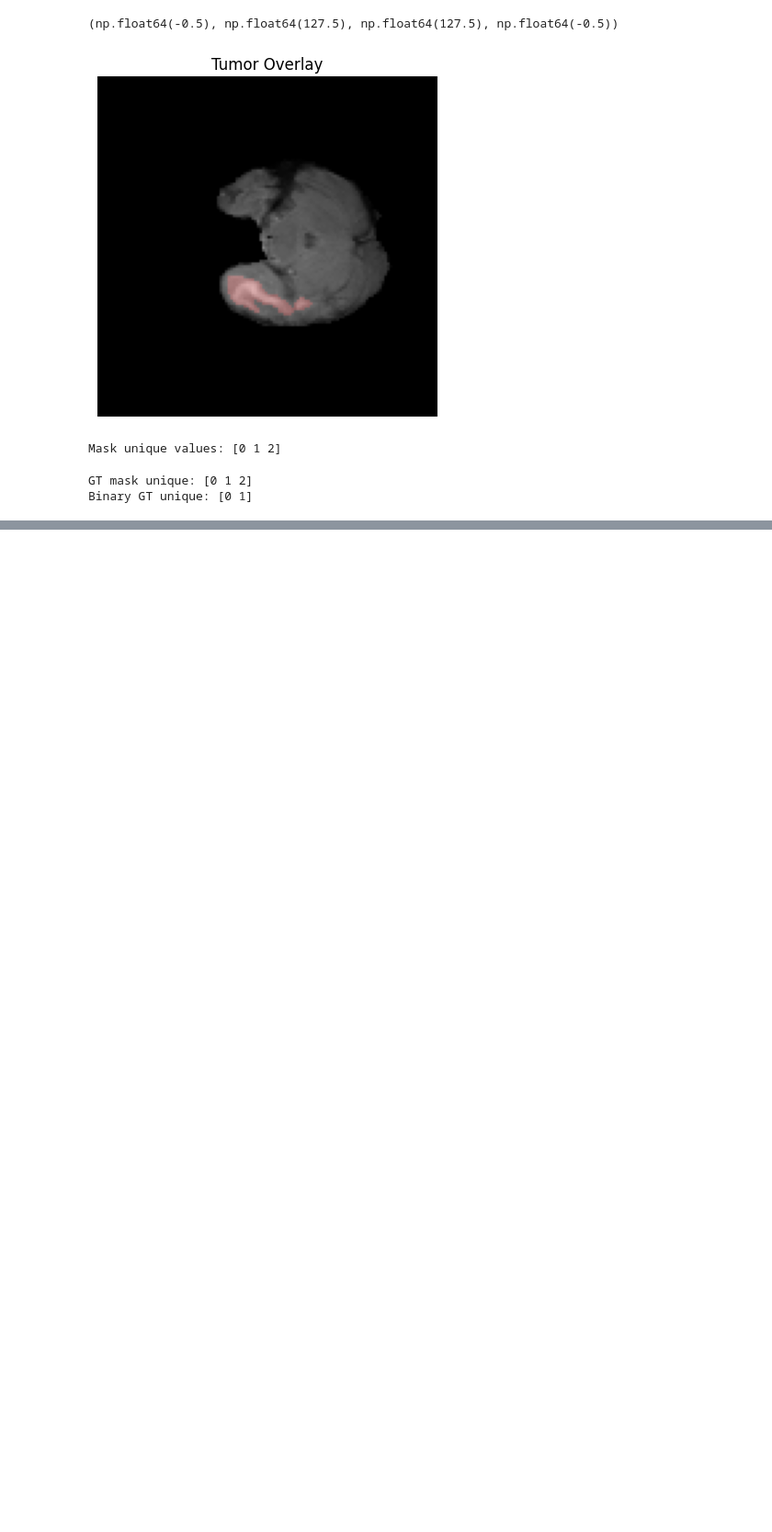
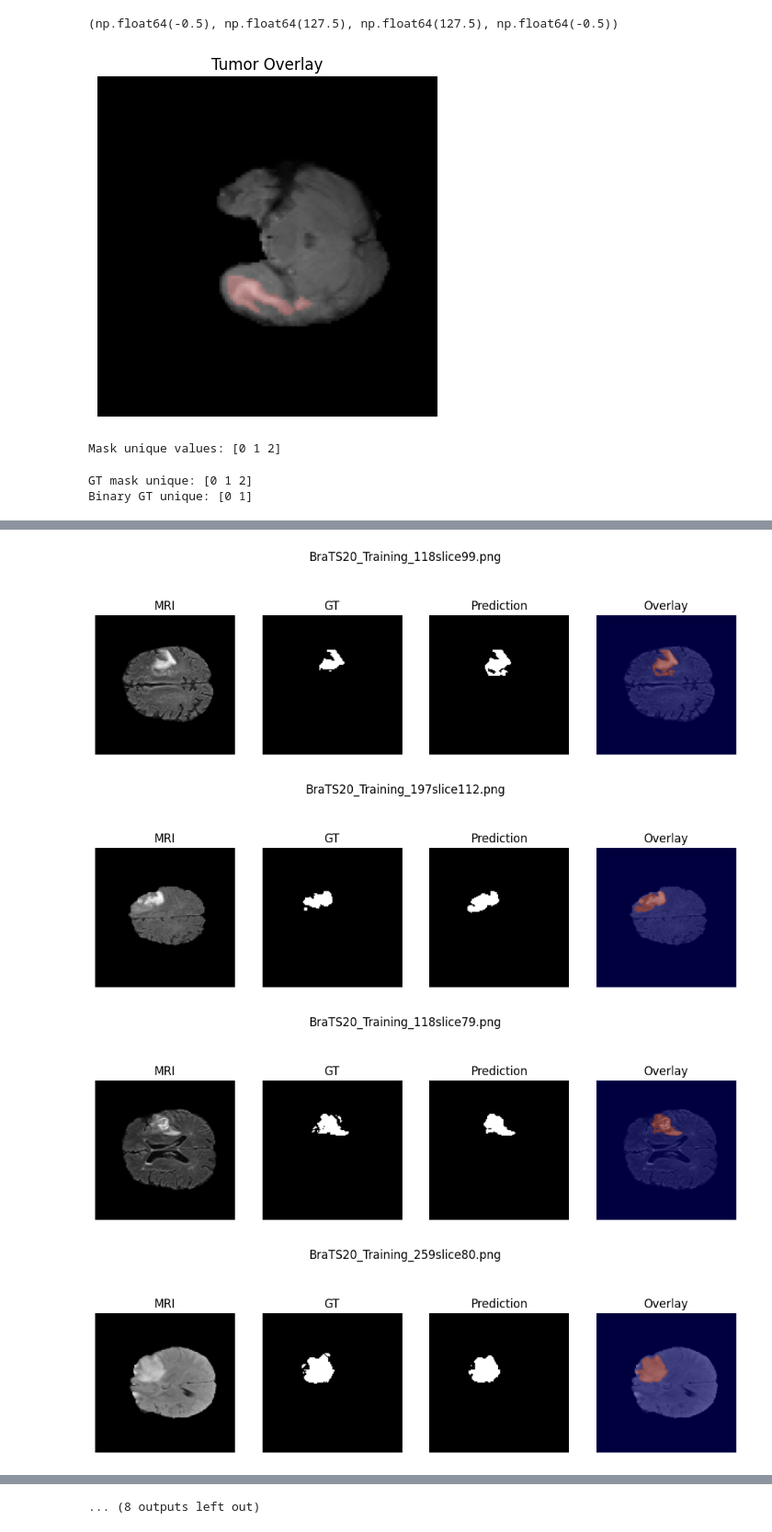
Before and after one commit to shaistamomin2004-arch/tumordetection.ipynb, a Jupyter notebook: tumordetection.ipynb, the cells around one changed output, grey strips where cells are left out. Shown at 92% size. Drawn from its saved outputs; the diff is of its cells as text; code cells hidden in the pictures; blank space fills up the shorter version.

```diff
--- a/tumordetection.ipynb
+++ b/tumordetection.ipynb
@@ -1378,0 +1361,53 @@ model.save("/content/drive/MyDrive/unet_FINAL_GOOD.keras")
+# %%
+import os, random, cv2, numpy as np, matplotlib.pyplot as plt
+
+IMG_SIZE = 128
+image_dir = "/content/2d_images"
+mask_dir = "/content/2d_masks"
+
+sample_images = random.sample(os.listdir(image_dir), 20)  # change 10 → 20 if you want
+
+for img_name in sample_images:
+    img = cv2.imread(os.path.join(image_dir, img_name), cv2.IMREAD_GRAYSCALE)
+    mask = cv2.imread(os.path.join(mask_dir, img_name), cv2.IMREAD_GRAYSCALE)
+
+    img = cv2.resize(img, (IMG_SIZE, IMG_SIZE))
+    mask = cv2.resize(mask, (IMG_SIZE, IMG_SIZE))
+    mask_binary = (mask > 0).astype(np.uint8)
+
+    img_norm = img / 255.0
+    img_input = img_norm[np.newaxis, ..., np.newaxis]
+
+    pred = model.predict(img_input, verbose=0)[0,:,:,0]
+    pred_binary = (pred > 0.5).astype(np.uint8)
+
+    plt.figure(figsize=(12,4))
+
+    plt.subplot(1,4,1)
+    plt.title("MRI")
+    plt.imshow(img, cmap="gray")
+    plt.axis("off")
+
+    plt.subplot(1,4,2)
+    plt.title("GT")
+    plt.imshow(mask_binary, cmap="gray")
+    plt.axis("off")
+
+    plt.subplot(1,4,3)
+    plt.title("Prediction")
+    plt.imshow(pred_binary, cmap="gray")
+    plt.axis("off")
+
+    plt.subplot(1,4,4)
+    plt.title("Overlay")
+    plt.imshow(img, cmap="gray")
+    plt.imshow(pred_binary, cmap="jet", alpha=0.5)
+    plt.axis("off")
+
+    plt.suptitle(img_name)
+    plt.show()
+# %% [output]
+[figure, added]
+[figure, added]
+[figure, added]
+[figure, added]
@@ -1378,0 +1422 @@ model.save("/content/drive/MyDrive/unet_FINAL_GOOD.keras")
+... (8 outputs left out)
```
Also changed, not shown: parts of 13 cells of this notebook.
